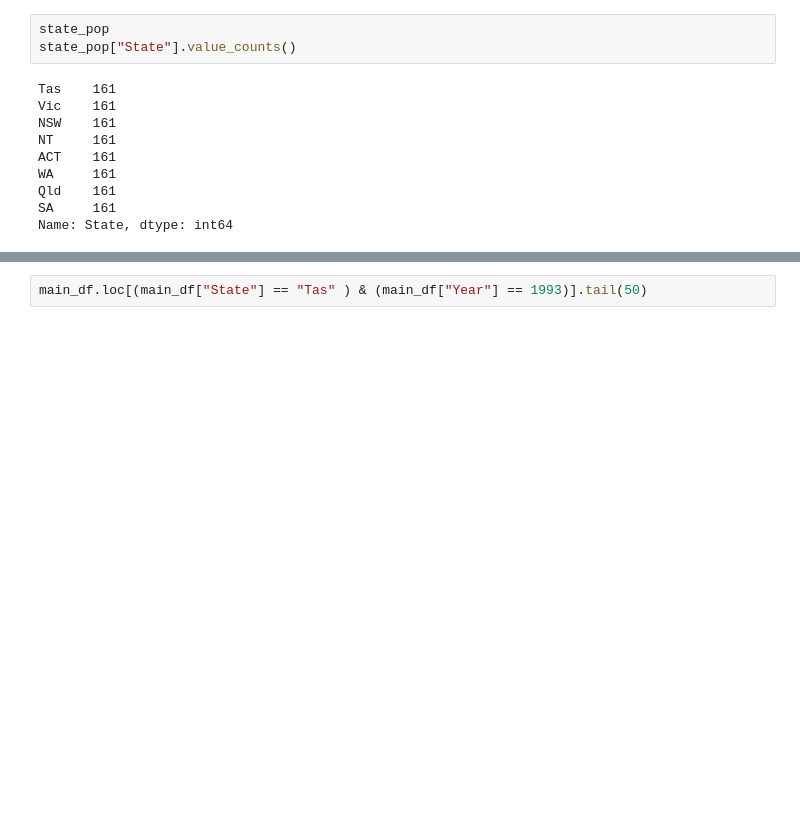
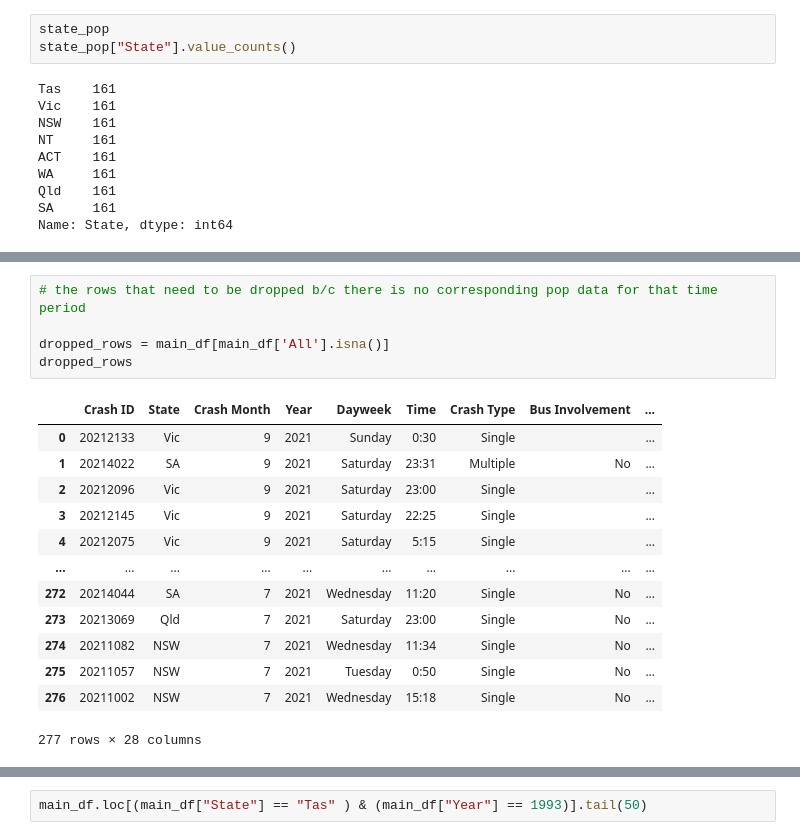
Before and after one commit to kpellas/Project_1, a Jupyter notebook: Main.ipynb, the cells around one changed output, grey strips where cells are left out. Cells and saved outputs as stored; diff of their text form; blank space fills up the shorter version.

```diff
--- a/Main.ipynb
+++ b/Main.ipynb
@@ -387,0 +386,19 @@ main_df.tail(20)
+# %%
+# the rows that need to be dropped b/c there is no corresponding pop data for that time period
+
+dropped_rows = main_df[main_df['All'].isna()]
+dropped_rows
+# %% [output]
+|  | Crash ID | State | Crash Month | Year | Dayweek | Time | Crash Type | Bus Involvement | ... |
+| 0 | 20212133 | Vic | 9 | 2021 | Sunday | 0:30 | Single |  | ... |
+| 1 | 20214022 | SA | 9 | 2021 | Saturday | 23:31 | Multiple | No | ... |
+| 2 | 20212096 | Vic | 9 | 2021 | Saturday | 23:00 | Single |  | ... |
+| 3 | 20212145 | Vic | 9 | 2021 | Saturday | 22:25 | Single |  | ... |
+| 4 | 20212075 | Vic | 9 | 2021 | Saturday | 5:15 | Single |  | ... |
+| ... | ... | ... | ... | ... | ... | ... | ... | ... | ... |
+| 272 | 20214044 | SA | 7 | 2021 | Wednesday | 11:20 | Single | No | ... |
+| 273 | 20213069 | Qld | 7 | 2021 | Saturday | 23:00 | Single | No | ... |
+| 274 | 20211082 | NSW | 7 | 2021 | Wednesday | 11:34 | Single | No | ... |
+| 275 | 20211057 | NSW | 7 | 2021 | Tuesday | 0:50 | Single | No | ... |
+| 276 | 20211002 | NSW | 7 | 2021 | Wednesday | 15:18 | Single | No | ... |
+277 rows × 28 columns
```
Also changed, not shown: parts of 29 cells of this notebook.
